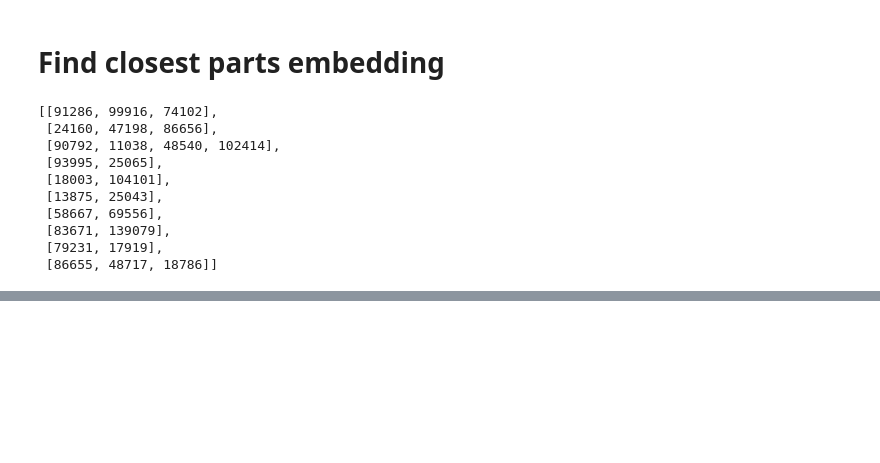
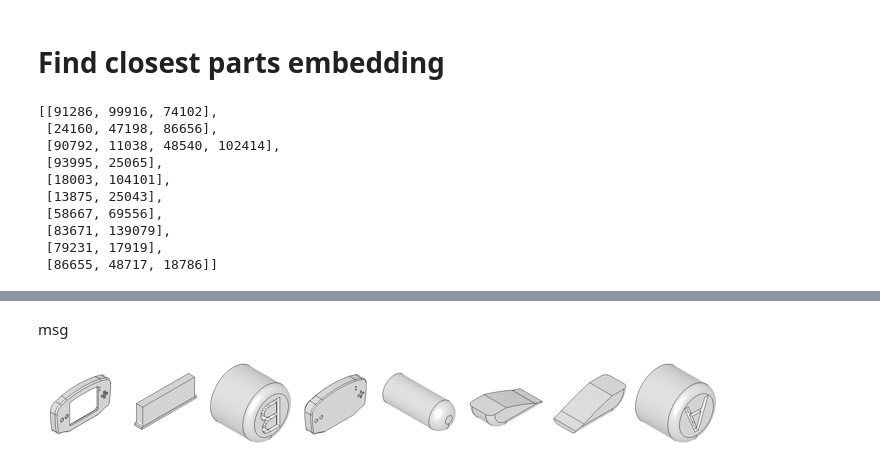
Before and after one commit to gymbeijing/mechanism-identification-public, a Jupyter notebook: search_parts.ipynb, the cells around one changed output, grey strips where cells are left out. Drawn from its saved outputs; the diff is of its cells as text; code cells hidden in the pictures; blank space fills up the shorter version.

```diff
--- a/search_parts.ipynb
+++ b/search_parts.ipynb
@@ -106,0 +219,29 @@ for img_idx in all_closest_emb_list[9]:
+# %%
+def extend_metadata_to_filepath(img_name_list_without_vid, vid):
+    img_name_list_with_vid = []
+    for i, im in enumerate(img_name_list_without_vid):
+        img_name_list_with_vid.append(f'./raw_data/{vid}/{im}_00{vid}.png')
+
+    return img_name_list_with_vid
+# %%
+def display_image_grid(msg, image_path):
+    display(Markdown(msg))
+#     file_stems = file_stem_dict[face_bin]
+    img =  create_image_grid_for_examples(image_path)
+    if img is not None:
+        display(img)
+    print(" ")
+    print(" ")
+# %%
+img_md_list = []
+for img_idx in all_ori_closest_emb_list[3]:
+    img_md = all_md[img_idx]
+    img_md_list.append(img_md)
+# %%
+vid = '00'
+img_name_list = extend_metadata_to_filepath(img_md_list, vid)
+# %%
+display_image_grid("msg", img_name_list)
+# %% [output]
+msg
+[figure, added]
```
Also changed, not shown: parts of 17 cells of this notebook.
